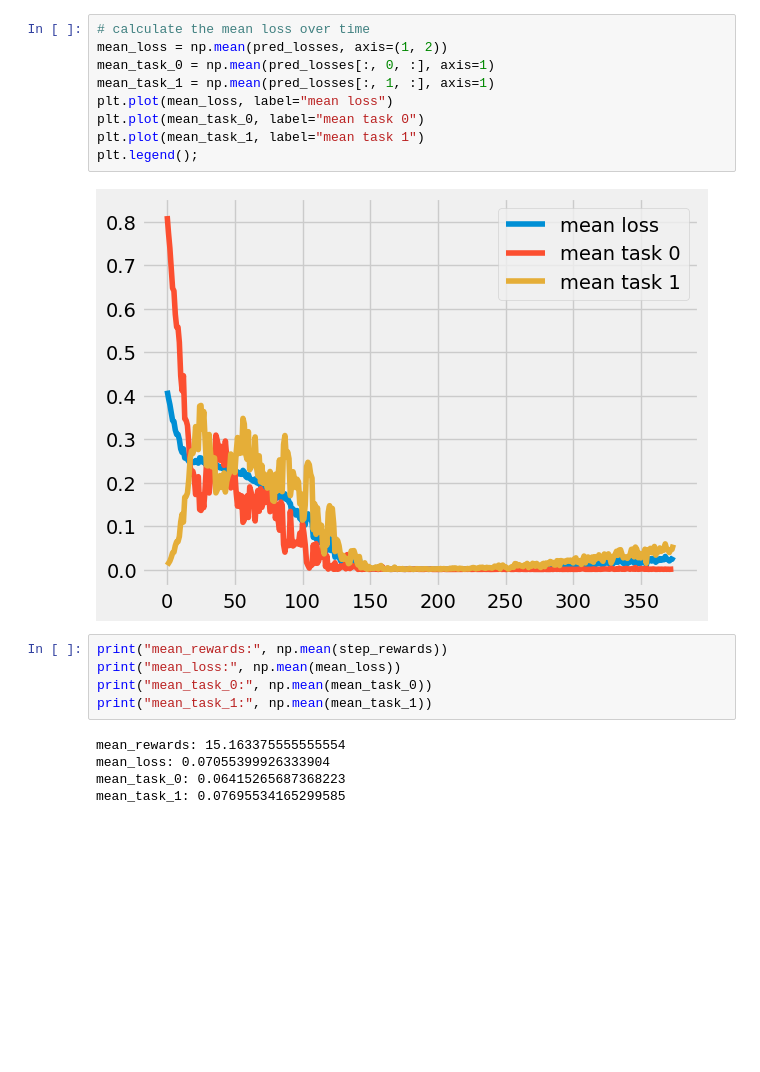
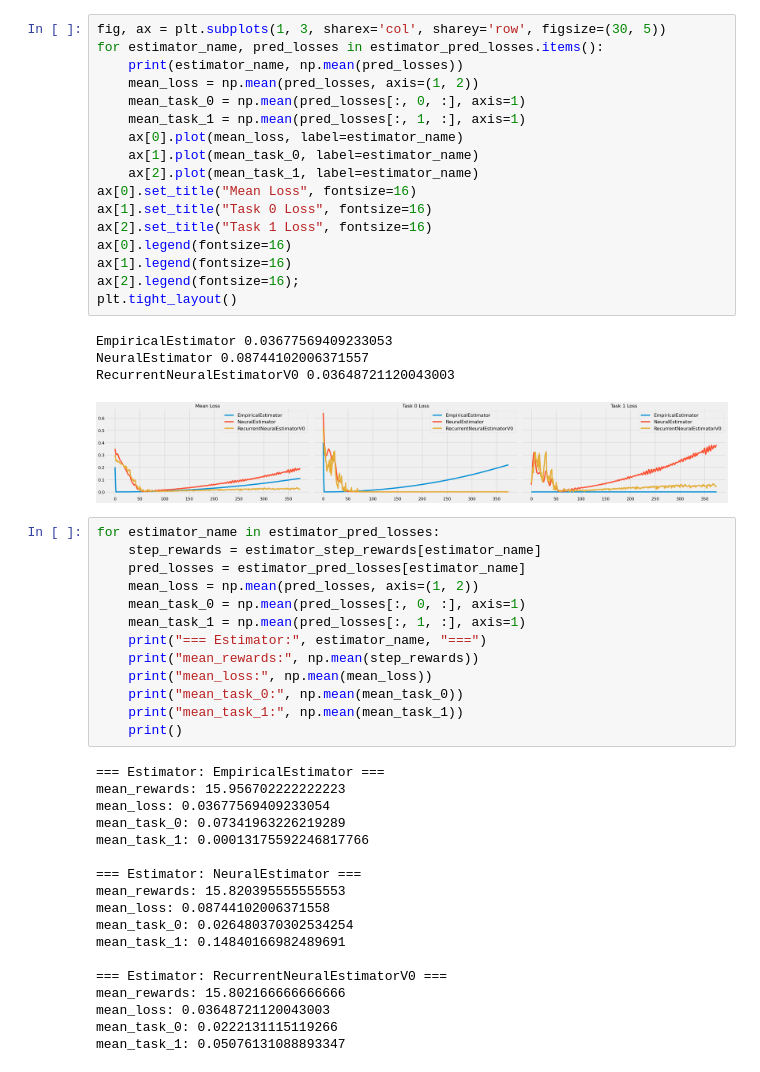
Before and after one commit to vlongle/recsys_data, a Jupyter notebook: main.ipynb, the cells around one changed output. Saved outputs shown, nothing was run; the diff lists cells and outputs as text; blank space fills up the shorter version.

```diff
--- a/main.ipynb
+++ b/main.ipynb
@@ -104,21 +145,53 @@ for i in range(2):
+# %%
+fig, ax = plt.subplots(1, 3, sharex='col', sharey='row', figsize=(30, 5))
+for estimator_name, pred_losses in estimator_pred_losses.items():
+    print(estimator_name, np.mean(pred_losses))
+    mean_loss = np.mean(pred_losses, axis=(1, 2))
+    mean_task_0 = np.mean(pred_losses[:, 0, :], axis=1)
+    mean_task_1 = np.mean(pred_losses[:, 1, :], axis=1)
+    ax[0].plot(mean_loss, label=estimator_name)
+    ax[1].plot(mean_task_0, label=estimator_name)
+    ax[2].plot(mean_task_1, label=estimator_name)
+ax[0].set_title("Mean Loss", fontsize=16)
+ax[1].set_title("Task 0 Loss", fontsize=16)
+ax[2].set_title("Task 1 Loss", fontsize=16)
+ax[0].legend(fontsize=16)
+ax[1].legend(fontsize=16)
+ax[2].legend(fontsize=16);
+plt.tight_layout()
+# %% [output]
+EmpiricalEstimator 0.03677569409233053
+NeuralEstimator 0.08744102006371557
+RecurrentNeuralEstimatorV0 0.03648721120043003
+[figure, added]
 # %%
-# calculate the mean loss over time
-mean_loss = np.mean(pred_losses, axis=(1, 2))
-mean_task_0 = np.mean(pred_losses[:, 0, :], axis=1)
-mean_task_1 = np.mean(pred_losses[:, 1, :], axis=1)
-plt.plot(mean_loss, label="mean loss")
-plt.plot(mean_task_0, label="mean task 0")
-plt.plot(mean_task_1, label="mean task 1")
-plt.legend();
+for estimator_name in estimator_pred_losses:
+    step_rewards = estimator_step_rewards[estimator_name]
+    pred_losses = estimator_pred_losses[estimator_name]
+    mean_loss = np.mean(pred_losses, axis=(1, 2))
+    mean_task_0 = np.mean(pred_losses[:, 0, :], axis=1)
+    mean_task_1 = np.mean(pred_losses[:, 1, :], axis=1)
+    print("=== Estimator:", estimator_name, "===")
+    print("mean_rewards:", np.mean(step_rewards))
+    print("mean_loss:", np.mean(mean_loss))
+    print("mean_task_0:", np.mean(mean_task_0))
+    print("mean_task_1:", np.mean(mean_task_1))
+    print()
 # %% [output]
-[figure, removed]
+=== Estimator: EmpiricalEstimator ===
+mean_rewards: 15.956702222222223
+mean_loss: 0.03677569409233054
+mean_task_0: 0.07341963226219289
+mean_task_1: 0.00013175592246817766
+
+=== Estimator: NeuralEstimator ===
+mean_rewards: 15.820395555555553
+mean_loss: 0.08744102006371558
+mean_task_0: 0.026480370302534254
+mean_task_1: 0.14840166982489691
+
+=== Estimator: RecurrentNeuralEstimatorV0 ===
+mean_rewards: 15.802166666666666
+mean_loss: 0.03648721120043003
+mean_task_0: 0.0222131115119266
+mean_task_1: 0.05076131088893347
-# %%
-print("mean_rewards:", np.mean(step_rewards))
-print("mean_loss:", np.mean(mean_loss))
-print("mean_task_0:", np.mean(mean_task_0))
-print("mean_task_1:", np.mean(mean_task_1))
-# %% [output]
-mean_rewards: 15.163375555555554
-mean_loss: 0.07055399926333904
-mean_task_0: 0.06415265687368223
-mean_task_1: 0.07695534165299585
```
Also changed, not shown: parts of 8 cells of this notebook, 4 other files.
